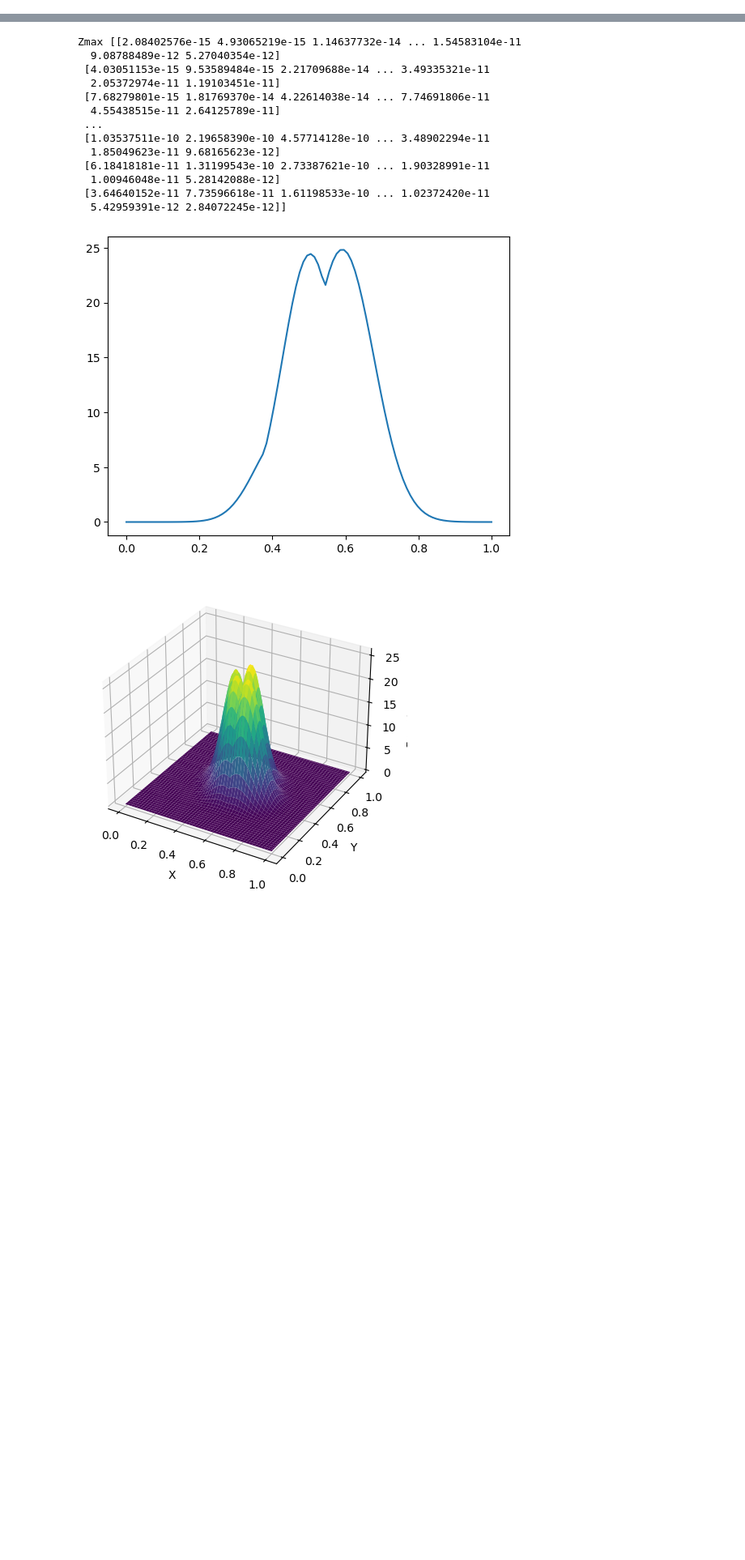
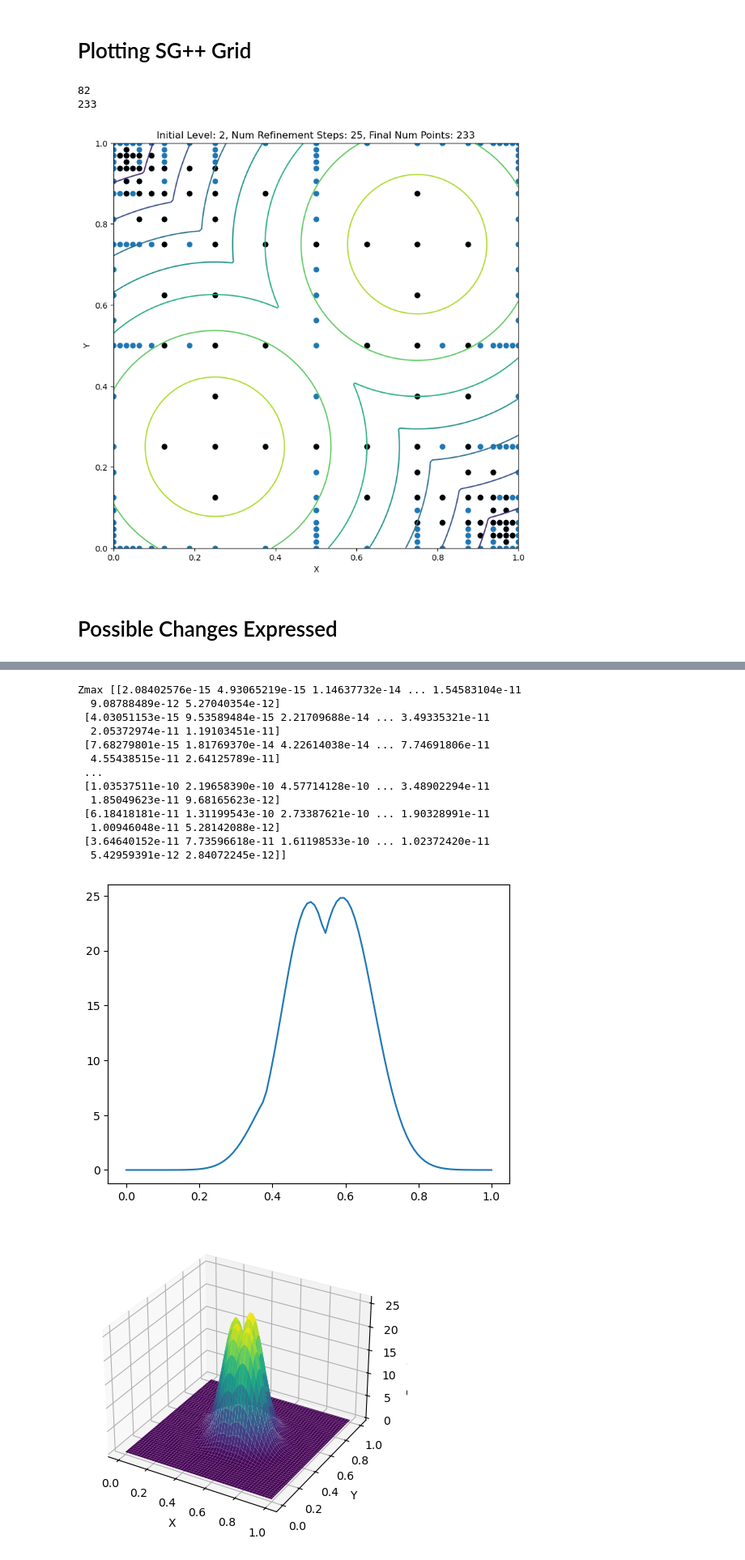
Before and after one commit to DanHarJor/GENE_UQ, a Jupyter notebook: SGPP_testing/SG++refinement.ipynb, the cells around one changed output, grey strips where cells are left out. Shown at 81% size. Saved outputs shown, nothing was run; the diff lists cells and outputs as text; code cells hidden in the pictures; blank space fills up the shorter version.

```diff
--- a/SG++refinement.ipynb
+++ b/SGPP_testing/SG++refinement.ipynb
@@ -2,0 +238,74 @@ https://sgpp.sparsegrids.org/docs/example_refinement_py.html
+# %% [markdown]
+# Plotting SG++ Grid
+# %%
+import matplotlib.pyplot as plt
+
+
+
+x0 = []
+x1 = []
+
+x0_leaf = []
+x1_leaf = []
+
+x0_was_leaf = []
+x1_was_leaf = []
+
+x0_inner = []
+x1_inner = []
+
+x0_ancestor = []
+x1_ancestor = []
+for i in range(gridStorage.getSize()):
+    gp = gridStorage.getPoint(i)
+
+    if gp.isLeaf():
+        x0_leaf.append(gp.getStandardCoordinate(0))
+        x1_leaf.append(gp.getStandardCoordinate(1))
+
+    if gp.isInnerPoint():
+        x0_inner.append(gp.getStandardCoordinate(0))
+        x1_inner.append(gp.getStandardCoordinate(1))
+
+    try:
+        if gp.isHierarchicalAncestor():
+            x0_ancestor.append(gp.getStandardCoordinate(0))
+            x1_ancestor.append(gp.getStandardCoordinate(1))
+    except:
+        None
+
+    x0.append(gp.getStandardCoordinate(0))
+    x1.append(gp.getStandardCoordinate(1))
+
+    if i<len(was_leaf):
+        if was_leaf[i]:
+            x0_was_leaf.append(gp.getStandardCoordinate(0))
+            x1_was_leaf.append(gp.getStandardCoordinate(1))
+# plt.figure(dpi=100)
+# plt.plot(x0,x1, '.')
+# plt.xlabel('x')
+# plt.ylabel('y')
+# plt.xlim(0,1)
+# plt.ylim(0,1)
+
+fig, ax = plt.subplots(1,1, figsize=(9,9))
+ax.set_aspect(1)
+mmg.plot_2d_gaussians(ax, onlyContour=True, title=f"Initial Level: {initial_level}, Num Refinement Steps: {num_refinement_steps}, Final Num Points: {len(x0)}")
+
+ax.scatter(x0, x1)
+# ax.scatter(x0_ancestor, x1_ancestor, color='black')
+plt.scatter(x0_was_leaf, x1_was_leaf, color='black')
+# plt.scatter(x0_leaf, x1_leaf, color='orange')
+# plt.scatter(x0_inner, x1_inner, color='black')
+# plt.scatter(x0_was_leaf, x1_was_leaf, color='orange')
+
+
+
+print(len(x0_was_leaf))
+print(len(x0))
+# %% [output]
+82
+233
+[figure, added]
+# %% [markdown]
+# Possible Changes Expressed
```
Also changed, not shown: parts of 23 cells of this notebook, 3 other files.
